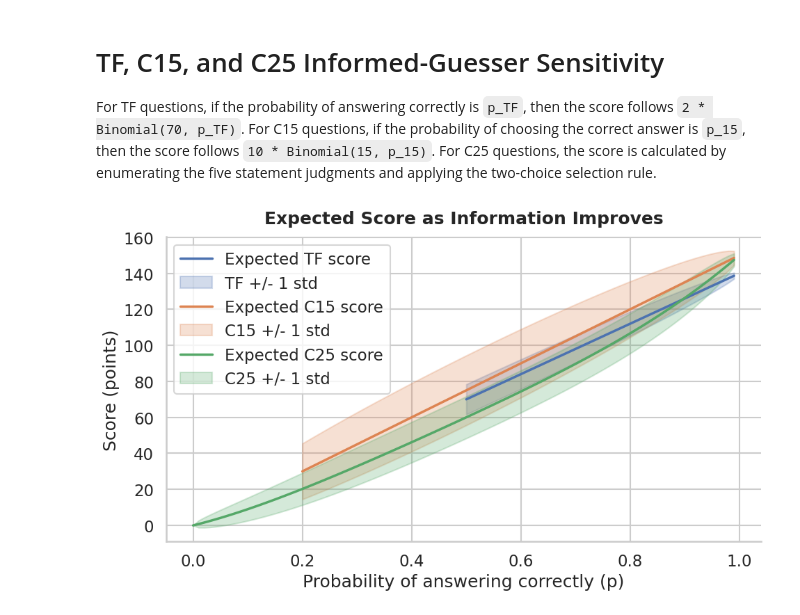
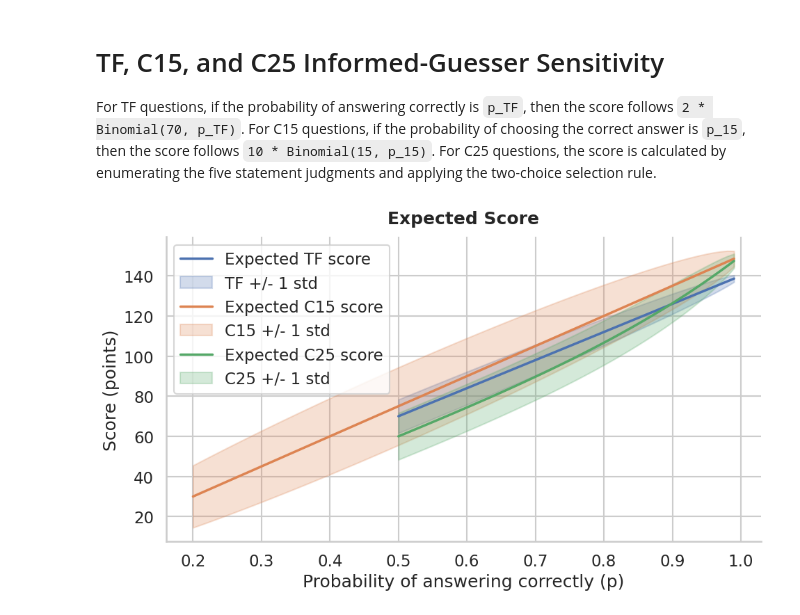
Before and after one commit to Zhelun-Li/JSDA_Class1, a Jupyter notebook: notebooks/tf_informed_guesser_sensitivity.ipynb, the cells around one changed output. Saved outputs shown, nothing was run; the diff lists cells and outputs as text; code cells hidden in the pictures.

```diff
--- a/notebooks/tf_informed_guesser_sensitivity.ipynb
+++ b/notebooks/tf_informed_guesser_sensitivity.ipynb
@@ -55,7 +55,7 @@ n_c15 = 15
 points_per_c15 = 10
 p_15 = np.arange(0.2, 1, 0.01)
 
-p_25 = np.arange(0., 1, 0.01)
+p_25 = np.arange(0.5, 1, 0.01)
 
 mean_tf = n_tf * p_tf * points_per_tf
 std_tf = points_per_tf * np.sqrt(n_tf * p_tf * (1 - p_tf))
@@ -85,35 +85,35 @@ ax.fill_between(
     mean_c15 - std_c15,
     mean_c15 + std_c15,
     color="#DD8452",
     alpha=0.25,
     label="C15 +/- 1 std",
 )
 
 ax.plot(p_25, mean_c25, color="#55A868", linewidth=2.5, label="Expected C25 score")
 ax.fill_between(
     p_25,
     mean_c25 - std_c25,
     mean_c25 + std_c25,
     color="#55A868",
     alpha=0.25,
     label="C25 +/- 1 std",
 )
 
 #ax.axvline(0.5, color="black", linestyle="--", linewidth=1.8, label="Random guesser")
-ax.set_title("Expected Score as Information Improves", weight="bold", pad=14)
+ax.set_title("Expected Score", weight="bold", pad=14)
 ax.set_xlabel("Probability of answering correctly (p)")
 ax.set_ylabel("Score (points)")
 
 # ax.set_ylim(0, n_tf * points_per_tf)
 ax.legend(frameon=True, loc="upper left")
 sns.despine()
 fig.tight_layout()
 
 output_path = Path("../images/tf_c15_c25_informed_guesser_sensitivity.png")
 fig.savefig(output_path, dpi=220)
 plt.show()
 # %% [output]
-[figure, old version]
+[figure, new version]
 # %%
 from itertools import combinations, product
 from pathlib import Path
```
Also changed, not shown: parts of 1 cell of this notebook, 5 other files.
